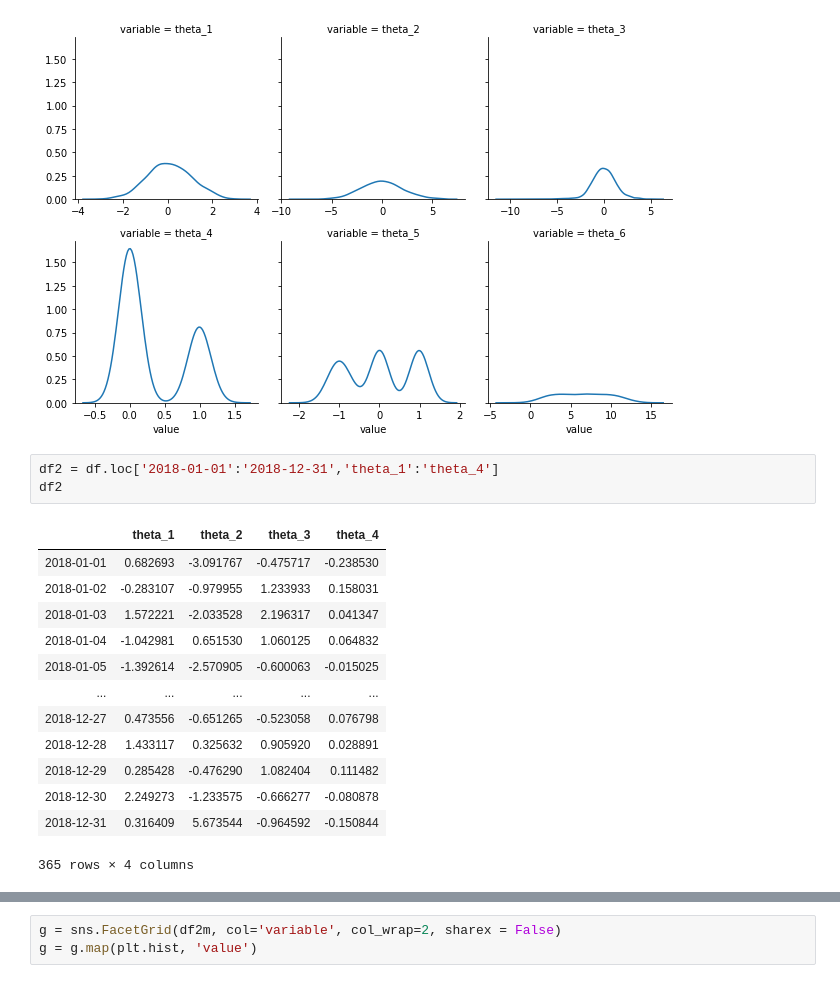
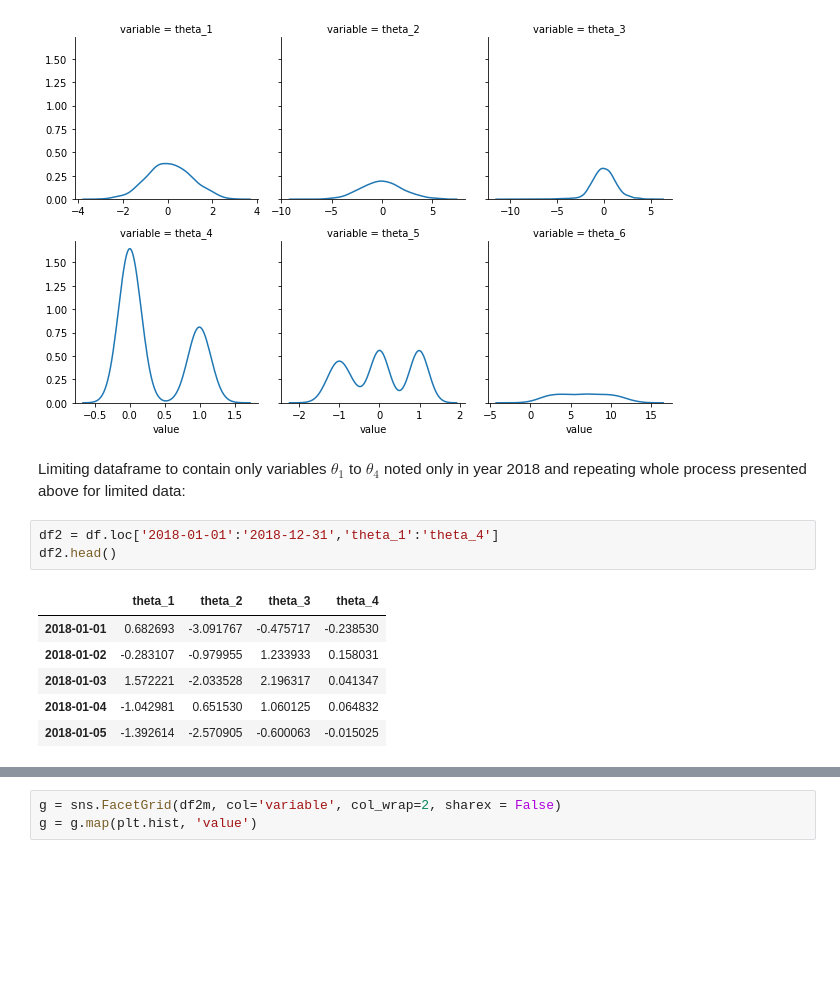
Before and after one commit to gondekbartlomiej/Data-Analitics, a Jupyter notebook: lab_1/command_files/main.ipynb, the cells around one changed output, grey strips where cells are left out. Saved outputs shown, nothing was run; the diff lists cells and outputs as text; blank space fills up the shorter version.

```diff
--- a/lab_1/command_files/main.ipynb
+++ b/lab_1/command_files/main.ipynb
@@ -53,23 +62,18 @@ f = sns.FacetGrid(dfm, col='variable', col_wrap=3, sharex = False)
 f = f.map(sns.kdeplot, 'value')
 # %% [output]
 [figure]
+# %% [markdown]
+Limiting dataframe to contain only variables $\theta_1$ to $\theta_4$ noted only in year 2018 and repeating whole process presented above for limited data:
 # %%
 df2 = df.loc['2018-01-01':'2018-12-31','theta_1':'theta_4']
-df2
+df2.head()
 # %% [output]
 |  | theta_1 | theta_2 | theta_3 | theta_4 |
 | 2018-01-01 | 0.682693 | -3.091767 | -0.475717 | -0.238530 |
 | 2018-01-02 | -0.283107 | -0.979955 | 1.233933 | 0.158031 |
 | 2018-01-03 | 1.572221 | -2.033528 | 2.196317 | 0.041347 |
 | 2018-01-04 | -1.042981 | 0.651530 | 1.060125 | 0.064832 |
 | 2018-01-05 | -1.392614 | -2.570905 | -0.600063 | -0.015025 |
-| ... | ... | ... | ... | ... |
-| 2018-12-27 | 0.473556 | -0.651265 | -0.523058 | 0.076798 |
-| 2018-12-28 | 1.433117 | 0.325632 | 0.905920 | 0.028891 |
-| 2018-12-29 | 0.285428 | -0.476290 | 1.082404 | 0.111482 |
-| 2018-12-30 | 2.249273 | -1.233575 | -0.666277 | -0.080878 |
-| 2018-12-31 | 0.316409 | 5.673544 | -0.964592 | -0.150844 |
-365 rows × 4 columns
 # %%
 for c in df2.columns[1:]:
     df2[c].plot()
```
Also changed, not shown: parts of 14 cells of this notebook, 22 other files.
